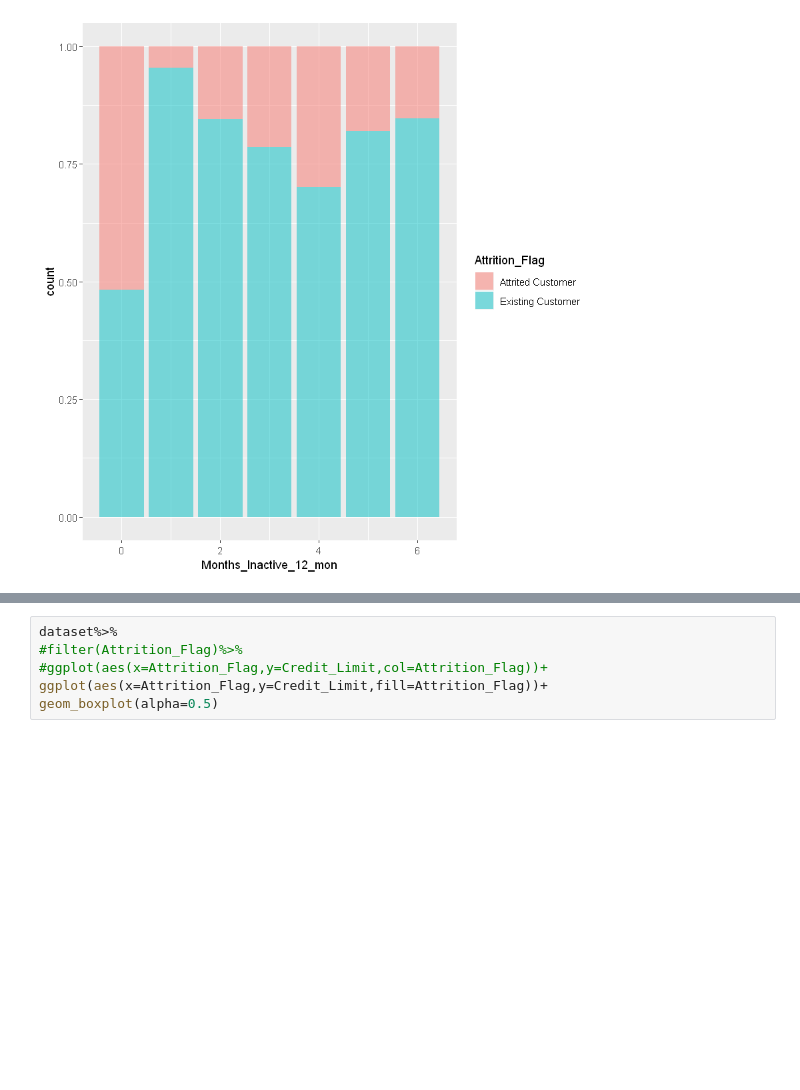
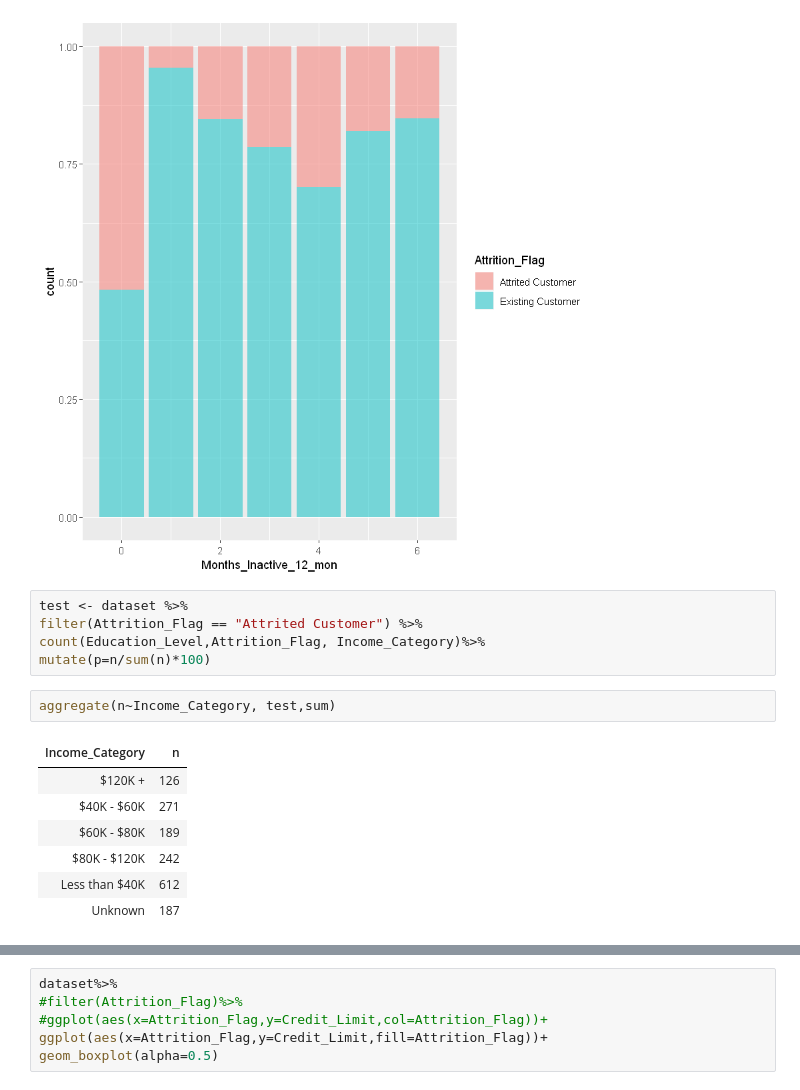
Before and after one commit to WeAreVR/Biba, a Jupyter notebook: BIBA.ipynb, the cells around one changed output, grey strips where cells are left out. Drawn from its saved outputs; the diff is of its cells as text; blank space fills up the shorter version.

```diff
--- a/BIBA.ipynb
+++ b/BIBA.ipynb
@@ -116,3 +115,18 @@ ggplot(aes(x=Months_Inactive_12_mon,fill=Attrition_Flag))+
 geom_bar(alpha=0.5,position = "fill")
 # %% [output]
 [figure]
+# %%
+test <- dataset %>%
+filter(Attrition_Flag == "Attrited Customer") %>%
+count(Education_Level,Attrition_Flag, Income_Category)%>%
+mutate(p=n/sum(n)*100)
+# %%
+aggregate(n~Income_Category, test,sum)
+# %% [output]
+| Income_Category | n |
+| $120K + | 126 |
+| $40K - $60K | 271 |
+| $60K - $80K | 189 |
+| $80K - $120K | 242 |
+| Less than $40K | 612 |
+| Unknown | 187 |
```
Also changed, not shown: parts of 7 cells of this notebook, 1 other file.
